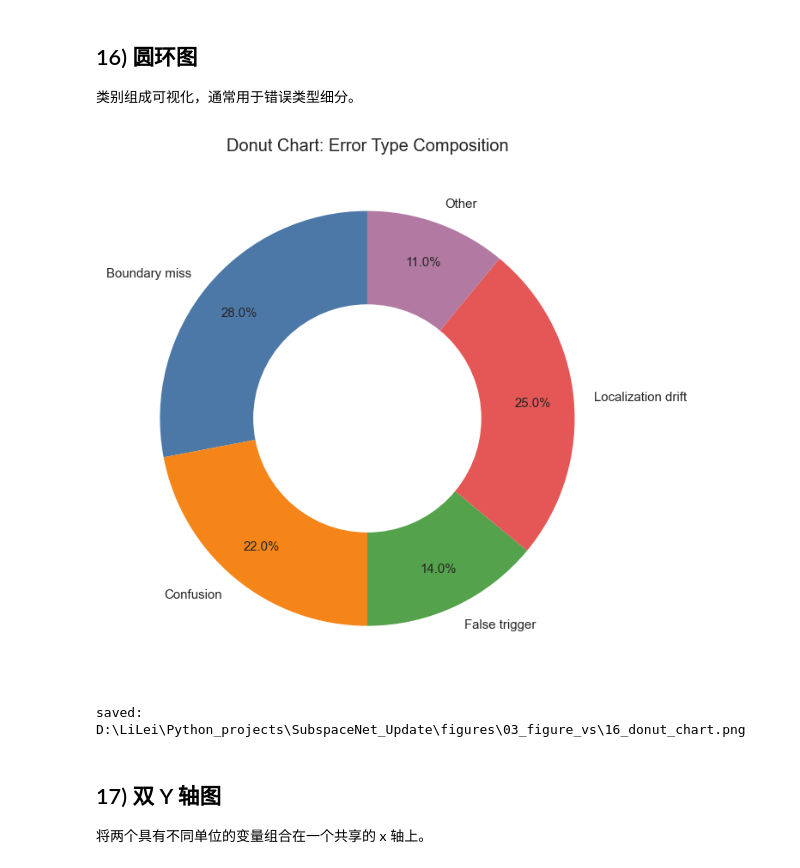
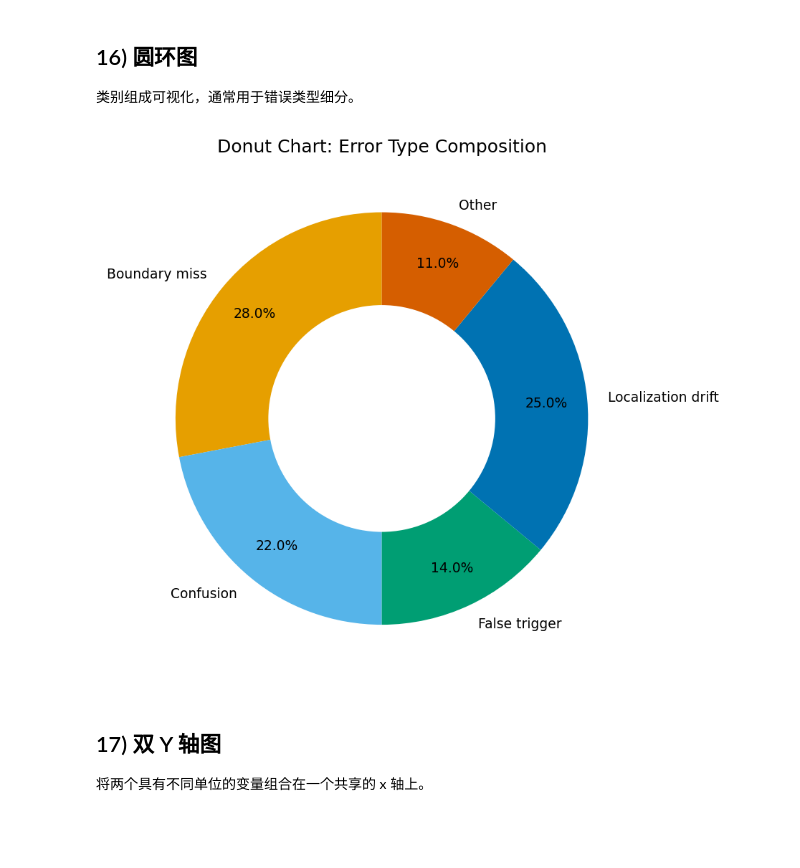
Before and after one commit to LeiLi04/SubspaceNet_Update, a Jupyter notebook: notebooks/03_Figure_vs.ipynb, the cells around one changed output. Saved outputs shown, nothing was run; the diff lists cells and outputs as text; code cells hidden in the pictures; blank space fills up the shorter version.

```diff
--- a/notebooks/03_Figure_vs.ipynb
+++ b/notebooks/03_Figure_vs.ipynb
@@ -15,23 +15,24 @@ from matplotlib import gridspec
 from sklearn.metrics import roc_curve, auc, precision_recall_curve, average_precision_score
 
 np.random.seed(42)
-plt.style.use('seaborn-v0_8-whitegrid')
-plt.rcParams['figure.dpi'] = 120
-plt.rcParams['savefig.dpi'] = 200
-plt.rcParams['axes.labelsize'] = 11
-plt.rcParams['axes.titlesize'] = 12
 
-ROOT = Path.cwd().resolve()
-if ROOT.name == 'notebooks':
-    ROOT = ROOT.parent
-FIG_DIR = ROOT / 'figures' / '03_figure_vs'
-FIG_DIR.mkdir(parents=True, exist_ok=True)
+# Okabe-Ito colorblind-friendly palette
+OI = ["#E69F00", "#56B4E9", "#009E73", "#0072B2", "#D55E00", "#CC79A7", "#F0E442", "#000000"]
 
-def save_show(name: str):
-    out = FIG_DIR / name
-    plt.tight_layout()
-    plt.savefig(out, bbox_inches='tight')
-    plt.show()
-    print(f'saved: {out}')
-
-print('figure dir:', FIG_DIR)
+plt.rcParams.update({
+    "figure.dpi": 150,
+    "figure.figsize": (7, 4),
+    "axes.grid": True,
+    "grid.alpha": 0.3,
+    "grid.linestyle": "--",
+    "font.size": 10,
+    "axes.labelsize": 11,
+    "axes.titlesize": 12,
+    "xtick.labelsize": 9,
+    "ytick.labelsize": 9,
+    "lines.linewidth": 1.8,
+    "lines.markersize": 5,
+    "axes.prop_cycle": plt.cycler(color=OI),
+    "legend.frameon": False,
+    "legend.fontsize": 9,
+})
@@ -488,23 +490,22 @@ saved: D:\LiLei\Python_projects\SubspaceNet_Update\figures\03_figure_vs\15_box_p
 类别组成可视化，通常用于错误类型细分。
 # %%
 fig, ax = plt.subplots(figsize=(6.0, 6.0))
-colors = ['#4C78A8', '#F58518', '#54A24B', '#E45756', '#B279A2']
 wedges, texts, autotexts = ax.pie(
     error_counts,
     labels=error_types,
     autopct='%1.1f%%',
     startangle=90,
-    colors=colors,
+    colors=OI[:5],
     pctdistance=0.8,
-    textprops={'fontsize':9}
+    textprops={'fontsize': 9}
 )
 centre_circle = plt.Circle((0, 0), 0.55, fc='white')
 ax.add_artist(centre_circle)
 ax.set_title('Donut Chart: Error Type Composition')
-save_show('16_donut_chart.png')
+plt.tight_layout()
+plt.show()
 # %% [output]
-[figure, old version]
+[figure, new version]
-saved: D:\LiLei\Python_projects\SubspaceNet_Update\figures\03_figure_vs\16_donut_chart.png
 # %% [markdown]
 ## 17) 双 Y 轴图
 
```
Also changed, not shown: parts of 20 cells of this notebook, 17 other files.
